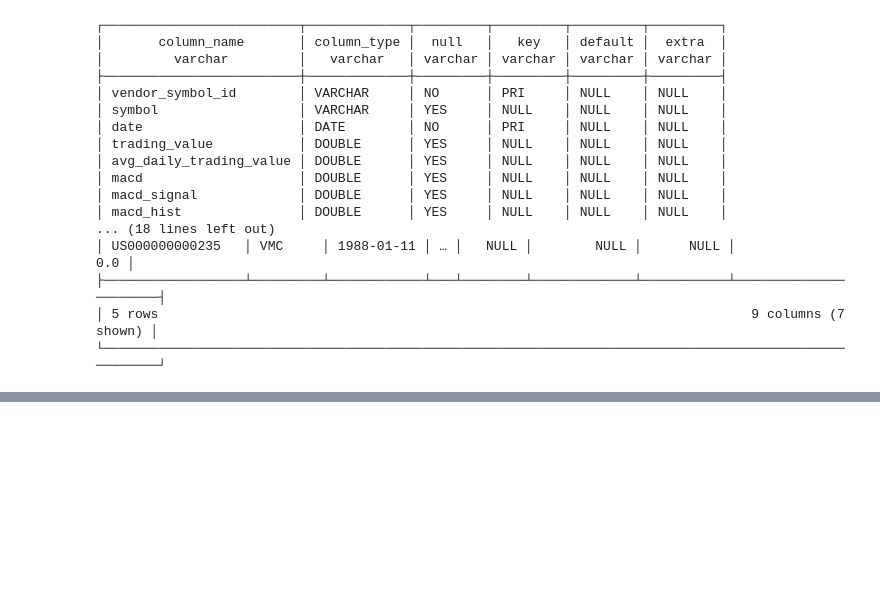
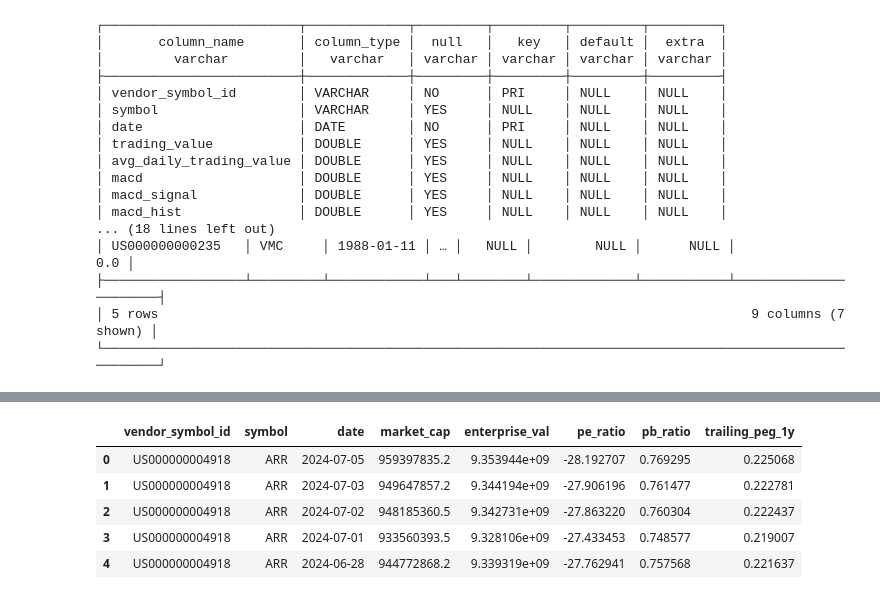
Before and after one commit to madeupname/mallard, a Jupyter notebook: examples/verification.ipynb, the cells around one changed output, grey strips where cells are left out. Cells and saved outputs as stored; diff of their text form; code cells hidden in the pictures; blank space fills up the shorter version.

```diff
--- a/examples/verification.ipynb
+++ b/examples/verification.ipynb
@@ -199,0 +285,15 @@ with duckdb.connect(db_file) as con:
+# %%
+with duckdb.connect(db_file) as con:
+    df = con.execute("""
+    SELECT *
+    FROM tiingo_fundamentals_daily
+    WHERE symbol = 'ARR'
+    ORDER BY "date" DESC """).df()
+df.head()
+# %% [output]
+|  | vendor_symbol_id | symbol | date | market_cap | enterprise_val | pe_ratio | pb_ratio | trailing_peg_1y |
+| 0 | US000000004918 | ARR | 2024-07-05 | 959397835.2 | 9.353944e+09 | -28.192707 | 0.769295 | 0.225068 |
+| 1 | US000000004918 | ARR | 2024-07-03 | 949647857.2 | 9.344194e+09 | -27.906196 | 0.761477 | 0.222781 |
+| 2 | US000000004918 | ARR | 2024-07-02 | 948185360.5 | 9.342731e+09 | -27.863220 | 0.760304 | 0.222437 |
+| 3 | US000000004918 | ARR | 2024-07-01 | 933560393.5 | 9.328106e+09 | -27.433453 | 0.748577 | 0.219007 |
+| 4 | US000000004918 | ARR | 2024-06-28 | 944772868.2 | 9.339319e+09 | -27.762941 | 0.757568 | 0.221637 |
```
Also changed, not shown: parts of 19 cells of this notebook, 2 other files.
